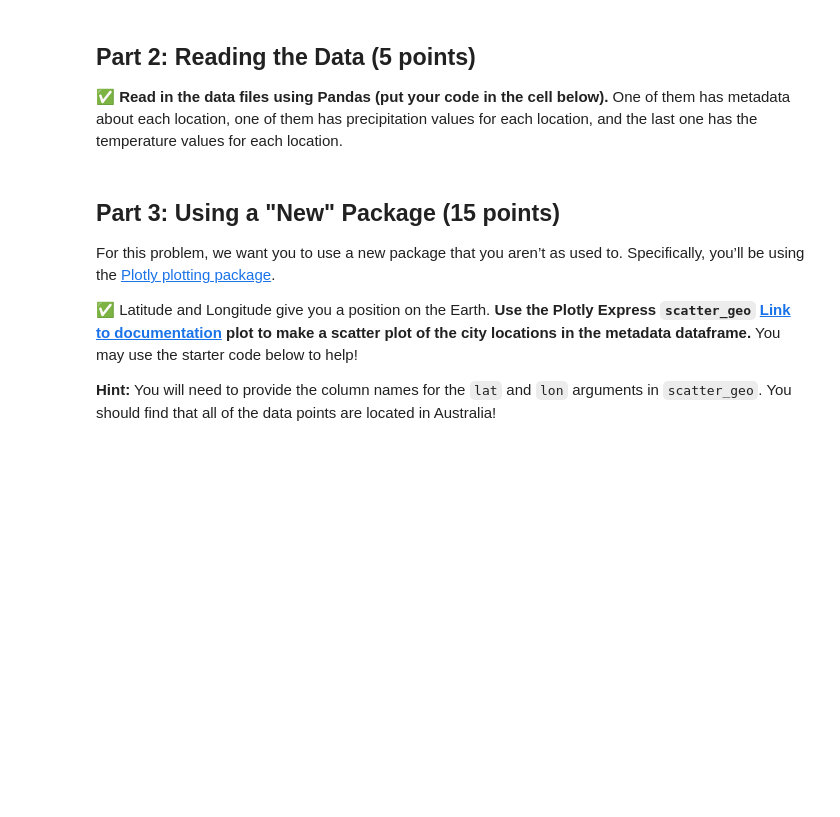
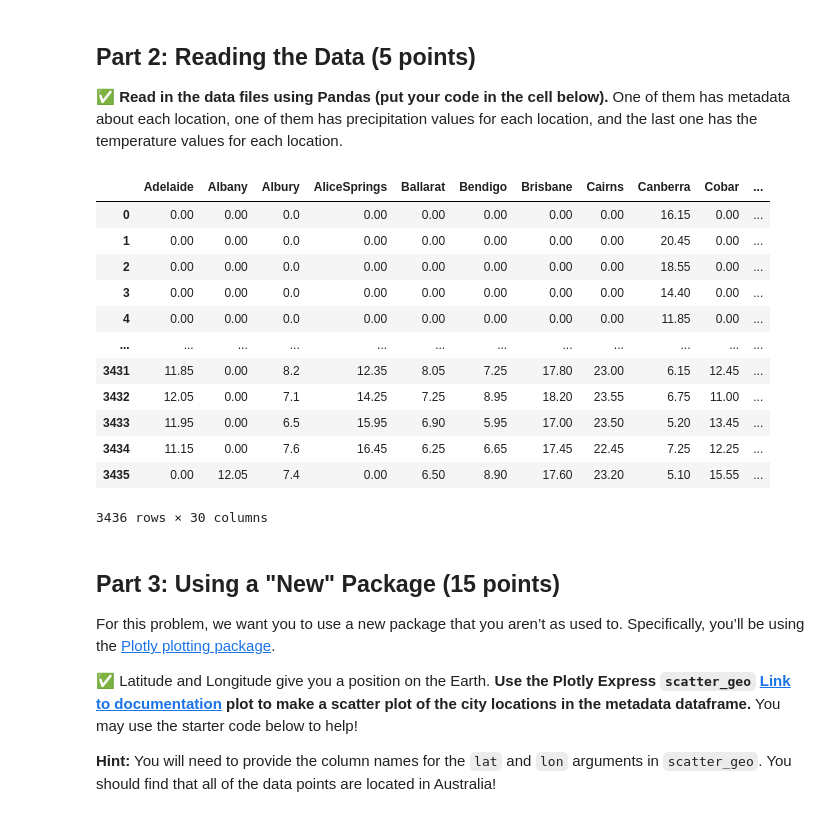
Before and after one commit to cartersmotherman/CMSE202-s23-turnin, a Jupyter notebook: midterm/CMSE202_Midterm_003_STUDENT.ipynb, the cells around one changed output. Cells and saved outputs as stored; diff of their text form; code cells hidden in the pictures; blank space fills up the shorter version.

```diff
--- a/midterm/CMSE202_Midterm_003_STUDENT.ipynb
+++ b/midterm/CMSE202_Midterm_003_STUDENT.ipynb
@@ -65,10 +65,26 @@ First, let’s get our data files.
 # %%
 #Write your code here
 import pandas as pd
 
 meta = pd.read_csv('meta_data.csv').dropna()
-precip = pd.read_csv('aus_precip.csv').dropna()
-temp = pd.read_csv('aus_temp.csv').dropna()
+precip = pd.read_csv('aus_precip.csv').fillna(0).astype(float)
+temp = pd.read_csv('aus_temp.csv').fillna(0).astype(float)
+
+temp
+# %% [output]
+|  | Adelaide | Albany | Albury | AliceSprings | Ballarat | Bendigo | Brisbane | Cairns | Canberra | Cobar | ... |
+| 0 | 0.00 | 0.00 | 0.0 | 0.00 | 0.00 | 0.00 | 0.00 | 0.00 | 16.15 | 0.00 | ... |
+| 1 | 0.00 | 0.00 | 0.0 | 0.00 | 0.00 | 0.00 | 0.00 | 0.00 | 20.45 | 0.00 | ... |
+| 2 | 0.00 | 0.00 | 0.0 | 0.00 | 0.00 | 0.00 | 0.00 | 0.00 | 18.55 | 0.00 | ... |
+| 3 | 0.00 | 0.00 | 0.0 | 0.00 | 0.00 | 0.00 | 0.00 | 0.00 | 14.40 | 0.00 | ... |
+| 4 | 0.00 | 0.00 | 0.0 | 0.00 | 0.00 | 0.00 | 0.00 | 0.00 | 11.85 | 0.00 | ... |
+| ... | ... | ... | ... | ... | ... | ... | ... | ... | ... | ... | ... |
+| 3431 | 11.85 | 0.00 | 8.2 | 12.35 | 8.05 | 7.25 | 17.80 | 23.00 | 6.15 | 12.45 | ... |
+| 3432 | 12.05 | 0.00 | 7.1 | 14.25 | 7.25 | 8.95 | 18.20 | 23.55 | 6.75 | 11.00 | ... |
+| 3433 | 11.95 | 0.00 | 6.5 | 15.95 | 6.90 | 5.95 | 17.00 | 23.50 | 5.20 | 13.45 | ... |
+| 3434 | 11.15 | 0.00 | 7.6 | 16.45 | 6.25 | 6.65 | 17.45 | 22.45 | 7.25 | 12.25 | ... |
+| 3435 | 0.00 | 12.05 | 7.4 | 0.00 | 6.50 | 8.90 | 17.60 | 23.20 | 5.10 | 15.55 | ... |
+3436 rows × 30 columns
 # %% [markdown]
 ## Part 3: Using a "New" Package (15 points)
 For this problem, we want you to use a new package that you aren’t as used to. Specifically, you’ll be using the [Plotly plotting package](https://plotly.com/python/).
```
Also changed, not shown: parts of 8 cells of this notebook.
